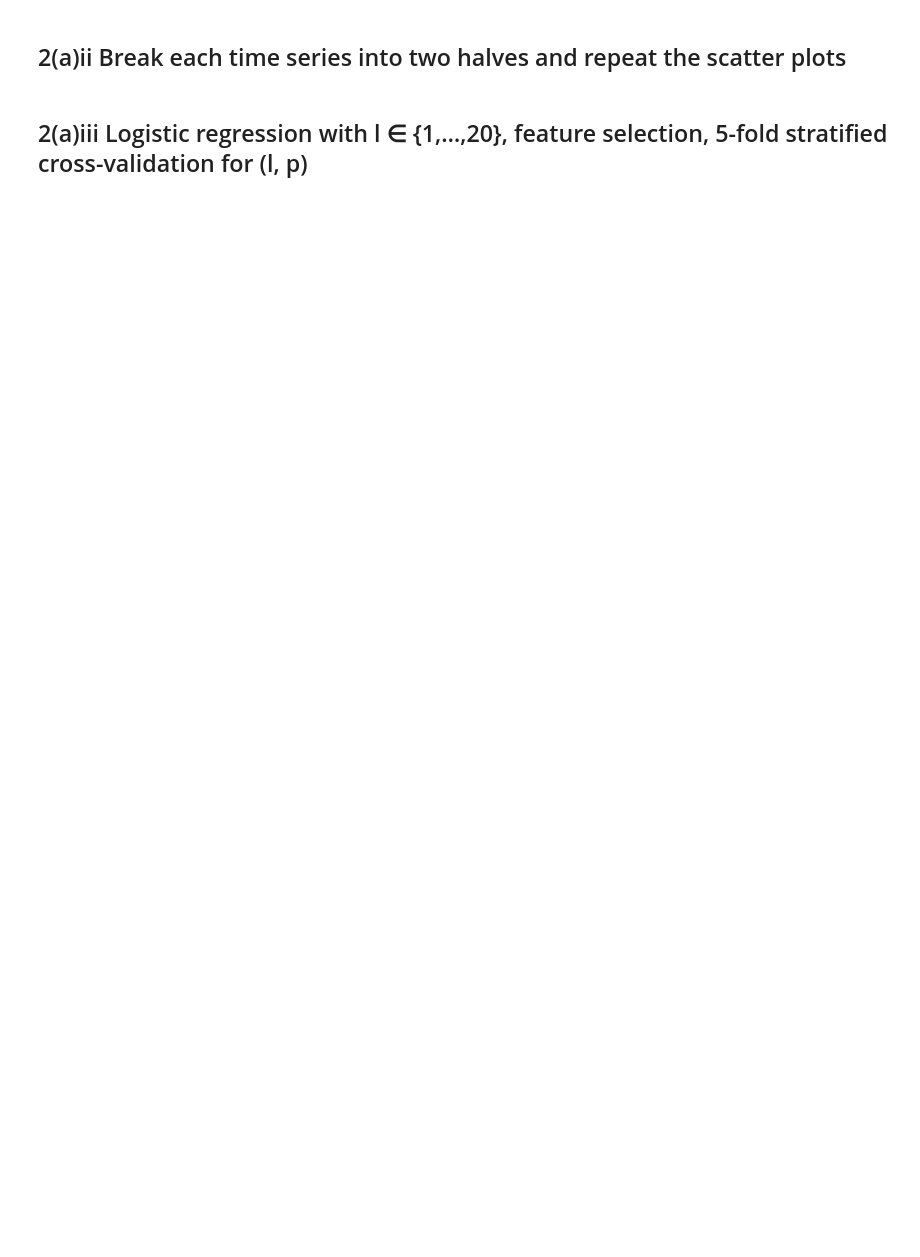
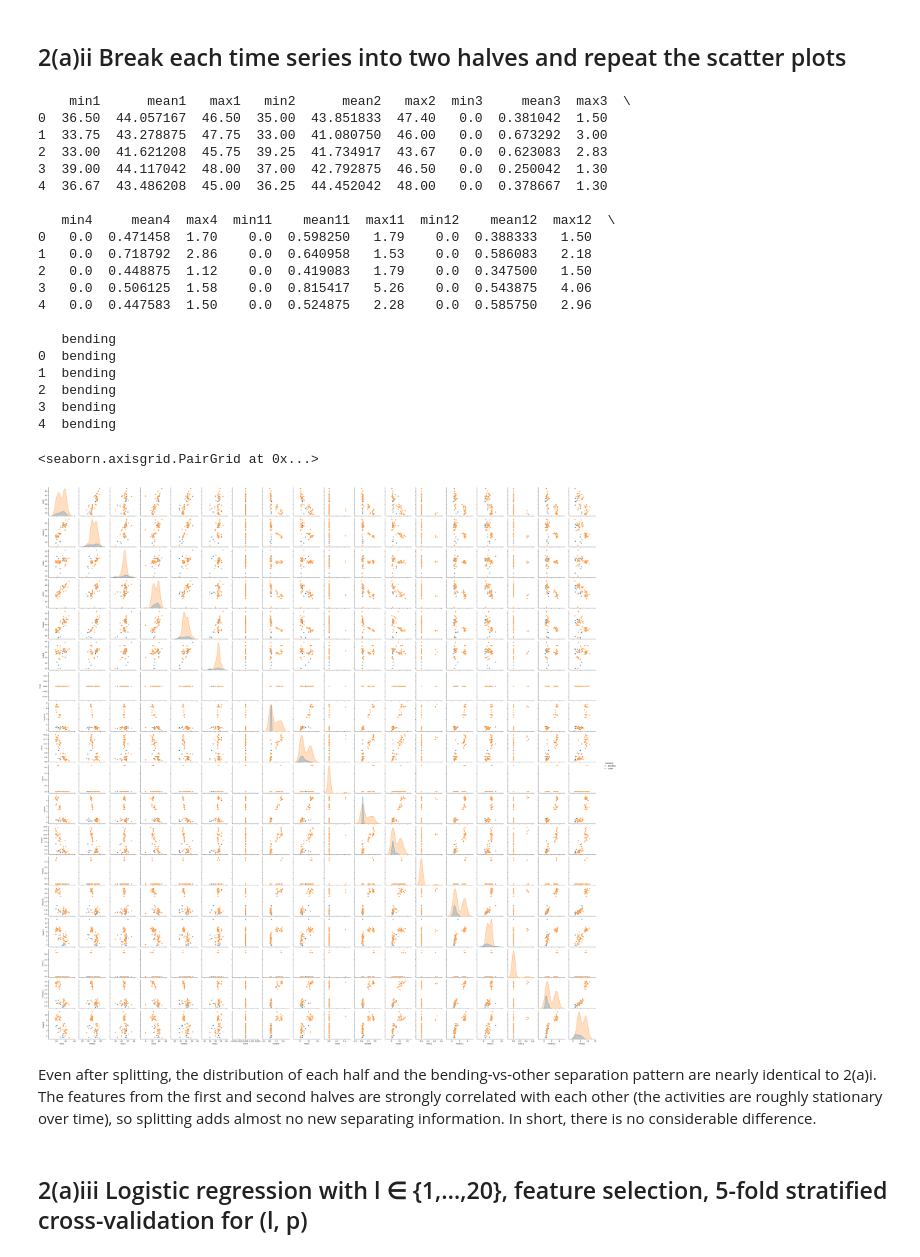
Before and after one commit to nimnusmik/Kim_Seonmin_HW4, a Jupyter notebook: code/Kim_Seonmin_HW4.ipynb, the cells around one changed output. Saved outputs shown, nothing was run; the diff lists cells and outputs as text; code cells hidden in the pictures; blank space fills up the shorter version.

```diff
--- a/code/Kim_Seonmin_HW4.ipynb
+++ b/code/Kim_Seonmin_HW4.ipynb
@@ -60,4 +97,50 @@ def extract_features(ts_df):
 # %% [markdown]
 ## 2(a)ii Break each time series into two halves and repeat the scatter plots
+# %%
+def extract_features_split(ts_df, l):
+    out = {}
+    k = 1
+    for col in ts_df.columns:
+        pieces = np.array_split(ts_df[col], l)
+        for s in pieces:
+            out[f"min{k}"]  = s.min()
+            out[f"max{k}"]  = s.max()
+            out[f"mean{k}"] = s.mean()
+            k += 1
+    return out
+
+# with l=2, pieces 1-2 come from series 1, pieces 3-4 from series 2, pieces 11-12 from series 6
+cols2 = [f"{f}{k}" for k in (1, 2, 3, 4, 11, 12) for f in feats]
+
+df_i2 = pd.DataFrame([extract_features_split(i["data"], 2) for i in train])[cols2]
+df_i2["bending"] = ["bending" if i["activity"].startswith("bending") else "other" for i in train]
+print(df_i2.head())
+
+sns.pairplot(df_i2, hue="bending")
+# %% [output]
+    min1      mean1   max1   min2      mean2   max2  min3     mean3  max3  \
+0  36.50  44.057167  46.50  35.00  43.851833  47.40   0.0  0.381042  1.50
+1  33.75  43.278875  47.75  33.00  41.080750  46.00   0.0  0.673292  3.00
+2  33.00  41.621208  45.75  39.25  41.734917  43.67   0.0  0.623083  2.83
+3  39.00  44.117042  48.00  37.00  42.792875  46.50   0.0  0.250042  1.30
+4  36.67  43.486208  45.00  36.25  44.452042  48.00   0.0  0.378667  1.30
+
+   min4     mean4  max4  min11    mean11  max11  min12    mean12  max12  \
+0   0.0  0.471458  1.70    0.0  0.598250   1.79    0.0  0.388333   1.50
+1   0.0  0.718792  2.86    0.0  0.640958   1.53    0.0  0.586083   2.18
+2   0.0  0.448875  1.12    0.0  0.419083   1.79    0.0  0.347500   1.50
+3   0.0  0.506125  1.58    0.0  0.815417   5.26    0.0  0.543875   4.06
+4   0.0  0.447583  1.50    0.0  0.524875   2.28    0.0  0.585750   2.96
+
+   bending
+0  bending
+1  bending
+2  bending
+3  bending
+4  bending
+<seaborn.axisgrid.PairGrid at 0x...>
+[figure, added]
+# %% [markdown]
+Even after splitting, the distribution of each half and the bending-vs-other separation pattern are nearly identical to 2(a)i. The features from the first and second halves are strongly correlated with each other (the activities are roughly stationary over time), so splitting adds almost no new separating information. In short, there is no considerable difference.
 # %% [markdown]
 ## 2(a)iii Logistic regression with l ∈ {1,…,20}, feature selection, 5-fold stratified cross-validation for (l, p)
```
Also changed, not shown: parts of 32 cells of this notebook, 1 other file.
